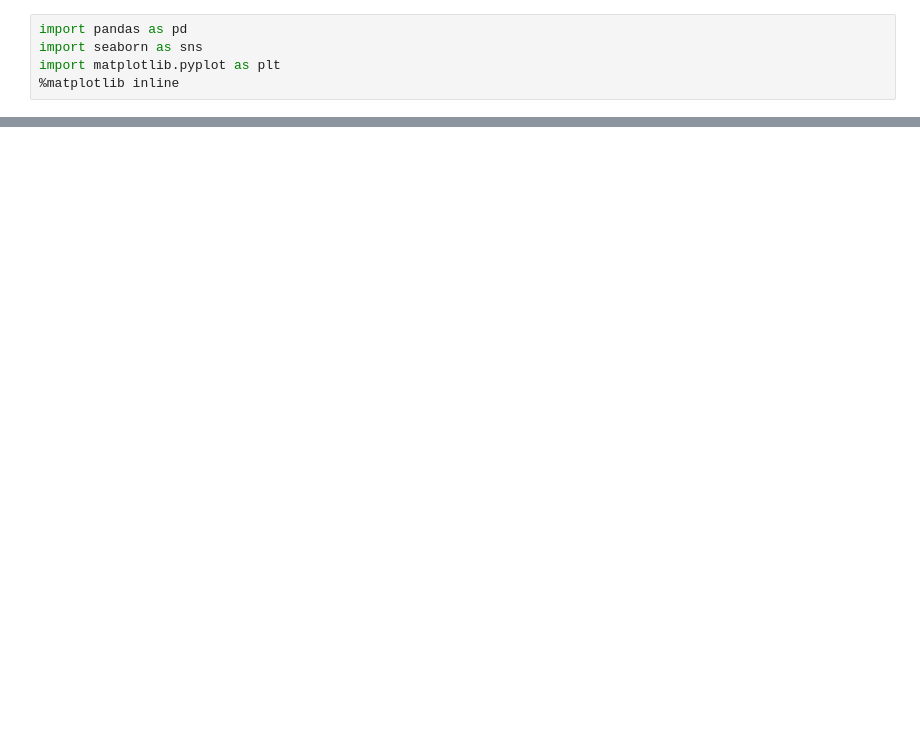
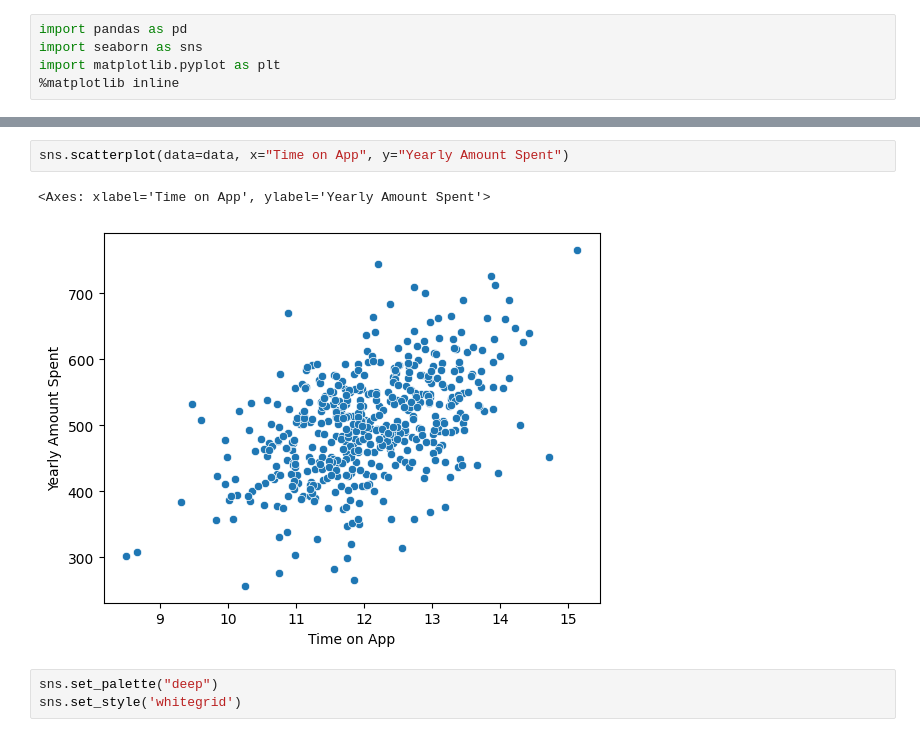
Before and after one commit to Milansuser/new_repo, a Jupyter notebook: Linear_regression/first_LR.ipynb, the cells around one changed output, grey strips where cells are left out. Cells and saved outputs as stored; diff of their text form; blank space fills up the shorter version.

```diff
--- a/Linear_regression/first_LR.ipynb
+++ b/Linear_regression/first_LR.ipynb
@@ -15,0 +59,8 @@ data.head()
+# %%
+sns.scatterplot(data=data, x="Time on App", y="Yearly Amount Spent")
+# %% [output]
+<Axes: xlabel='Time on App', ylabel='Yearly Amount Spent'>
+[figure, added]
+# %%
+sns.set_palette("deep")
+sns.set_style('whitegrid')
```
Also changed, not shown: parts of 7 cells of this notebook.
